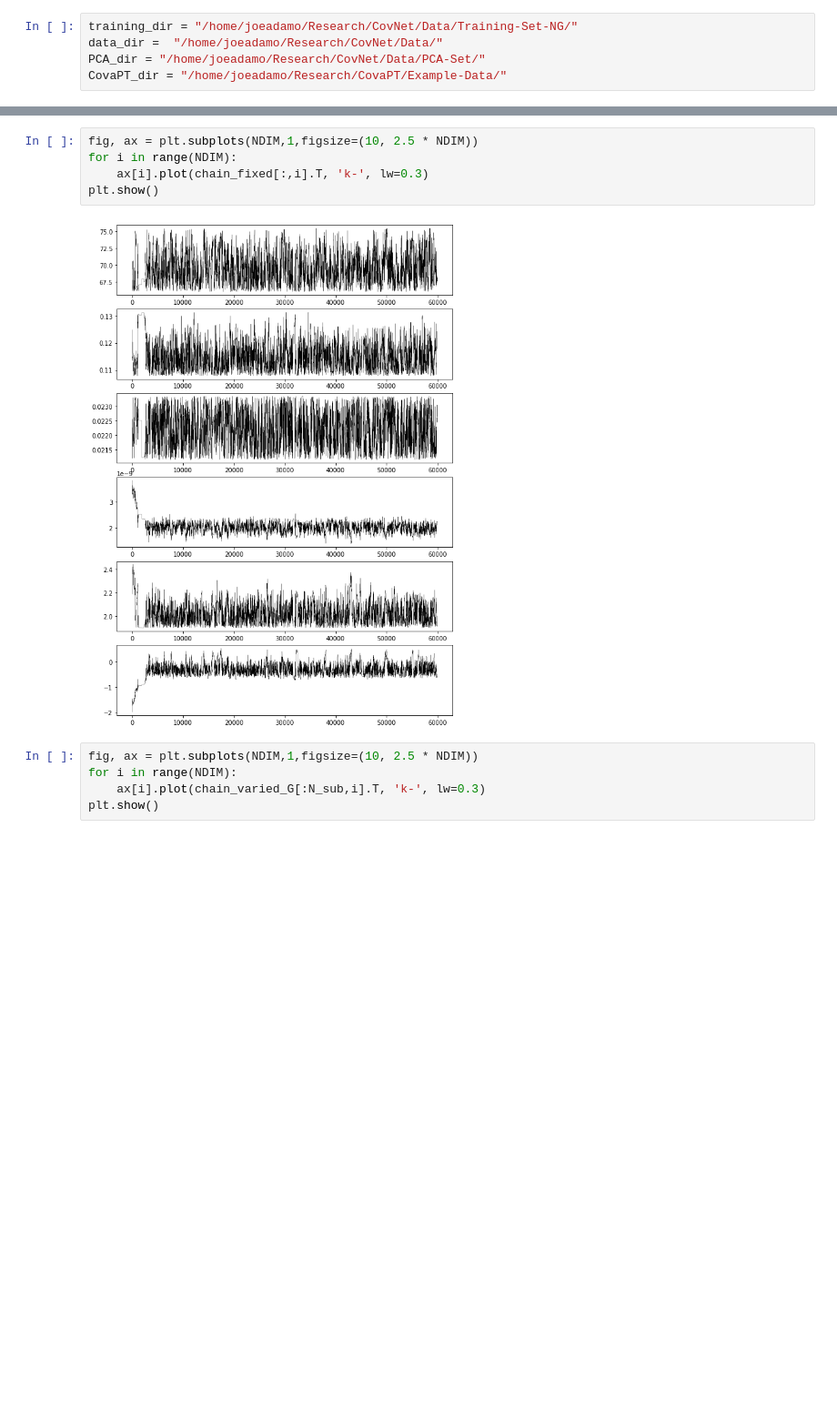
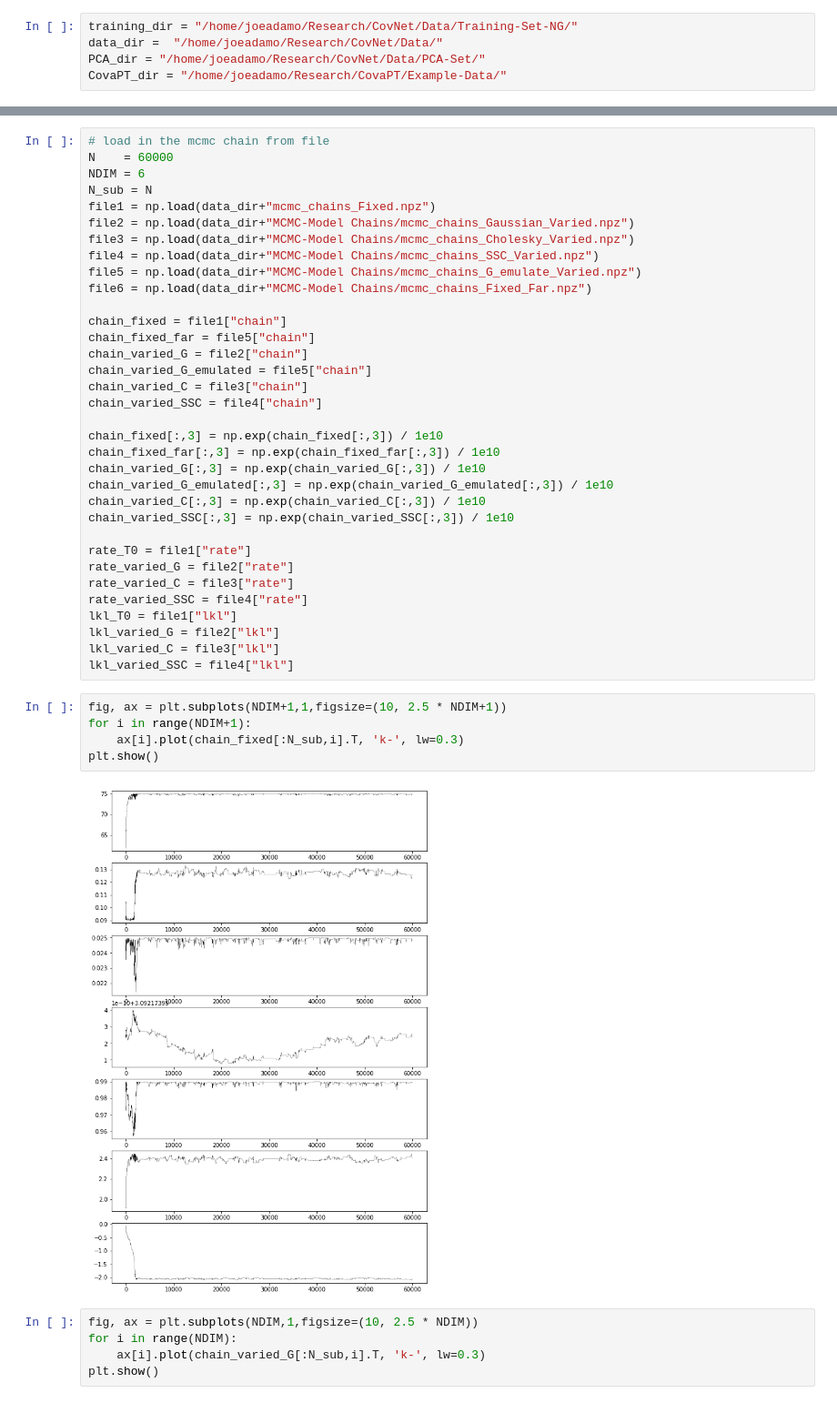
Before and after one commit to jadamo/CovNet, a Jupyter notebook: notebooks/Likelihood.ipynb, the cells around one changed output, grey strips where cells are left out. Shown at 91% size. Cells and saved outputs as stored; diff of their text form; blank space fills up the shorter version.

```diff
--- a/notebooks/Likelihood.ipynb
+++ b/notebooks/Likelihood.ipynb
@@ -74,10 +70,44 @@ lkl_varied_SSC = file4["lkl"]
+# %%
+# load in the mcmc chain from file
+N    = 60000
+NDIM = 6
+N_sub = N
+file1 = np.load(data_dir+"mcmc_chains_Fixed.npz")
+file2 = np.load(data_dir+"MCMC-Model Chains/mcmc_chains_Gaussian_Varied.npz")
+file3 = np.load(data_dir+"MCMC-Model Chains/mcmc_chains_Cholesky_Varied.npz")
+file4 = np.load(data_dir+"MCMC-Model Chains/mcmc_chains_SSC_Varied.npz")
+file5 = np.load(data_dir+"MCMC-Model Chains/mcmc_chains_G_emulate_Varied.npz")
+file6 = np.load(data_dir+"MCMC-Model Chains/mcmc_chains_Fixed_Far.npz")
+
+chain_fixed = file1["chain"]
+chain_fixed_far = file5["chain"]
+chain_varied_G = file2["chain"]
+chain_varied_G_emulated = file5["chain"]
+chain_varied_C = file3["chain"]
+chain_varied_SSC = file4["chain"]
+
+chain_fixed[:,3] = np.exp(chain_fixed[:,3]) / 1e10
+chain_fixed_far[:,3] = np.exp(chain_fixed_far[:,3]) / 1e10
+chain_varied_G[:,3] = np.exp(chain_varied_G[:,3]) / 1e10
+chain_varied_G_emulated[:,3] = np.exp(chain_varied_G_emulated[:,3]) / 1e10
+chain_varied_C[:,3] = np.exp(chain_varied_C[:,3]) / 1e10
+chain_varied_SSC[:,3] = np.exp(chain_varied_SSC[:,3]) / 1e10
+
+rate_T0 = file1["rate"]
+rate_varied_G = file2["rate"]
+rate_varied_C = file3["rate"]
+rate_varied_SSC = file4["rate"]
+lkl_T0 = file1["lkl"]
+lkl_varied_G = file2["lkl"]
+lkl_varied_C = file3["lkl"]
+lkl_varied_SSC = file4["lkl"]
 # %%
-fig, ax = plt.subplots(NDIM,1,figsize=(10, 2.5 * NDIM))
-for i in range(NDIM):
-    ax[i].plot(chain_fixed[:,i].T, 'k-', lw=0.3)
+fig, ax = plt.subplots(NDIM+1,1,figsize=(10, 2.5 * NDIM+1))
+for i in range(NDIM+1):
+    ax[i].plot(chain_fixed[:N_sub,i].T, 'k-', lw=0.3)
 plt.show()
 # %% [output]
-[figure, old version]
+[figure, new version]
 # %%
 fig, ax = plt.subplots(NDIM,1,figsize=(10, 2.5 * NDIM))
 for i in range(NDIM):
```
Also changed, not shown: parts of 15 cells of this notebook, 12 other files.
